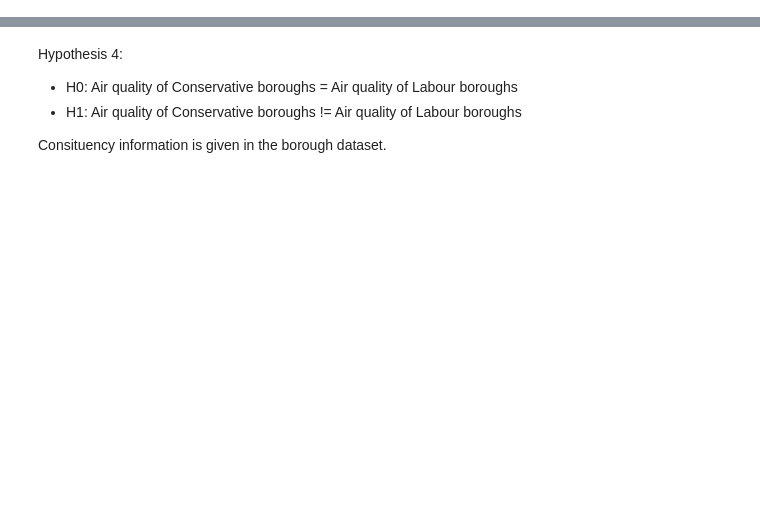
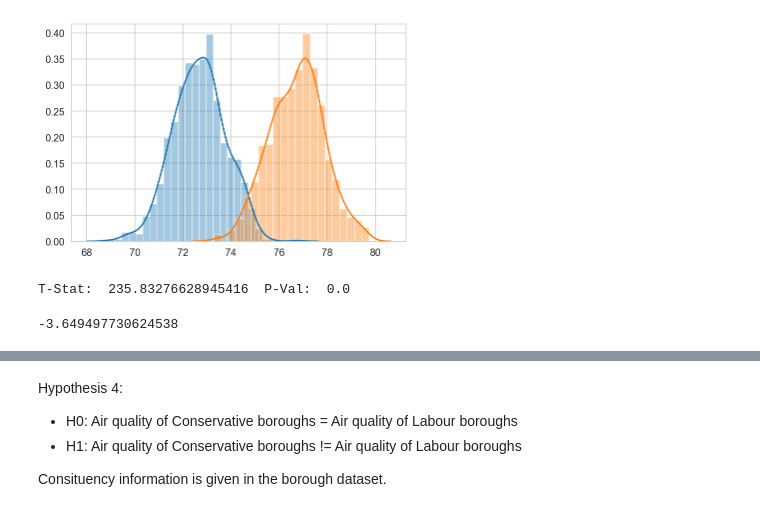
Before and after one commit to tinacliu/mod3_project, a Jupyter notebook: Hypotheses.ipynb, the cells around one changed output, grey strips where cells are left out. Saved outputs shown, nothing was run; the diff lists cells and outputs as text; code cells hidden in the pictures; blank space fills up the shorter version.

```diff
--- a/Hypotheses.ipynb
+++ b/Hypotheses.ipynb
@@ -112,11 +140,18 @@ ht.sample_mu_std_var(x1_s), ht.sample_mu_std_var(x2_s)
 # %%
-#Visually inspecting the distributions for differences in mean and standard deviation
-vis.distplots(x1_s, x2_s)
+#Visually inspecting the new distributions
+vis.distplots(xx1_s, xx2_s)
+# %% [output]
+[figure, added]
 # %%
 #Finding the T Value and P Value
-stats = ht.twosample_tstatistic(x1, x2)
+stats = ht.twosample_tstatistic(xx1_s, xx2_s)
+ht.print_stats(stat)
+# %% [output]
+T-Stat:  235.83276628945416  P-Val:  0.0
 # %%
 #Calculate effect size
-ht.Cohen_d(x1, x2)
+ht.Cohen_d(xx1_s, xx2_s)
+# %% [output]
+-3.649497730624538
 # %%
 #Assign averages to variables
```
Also changed, not shown: parts of 36 cells of this notebook, 1 other file.
